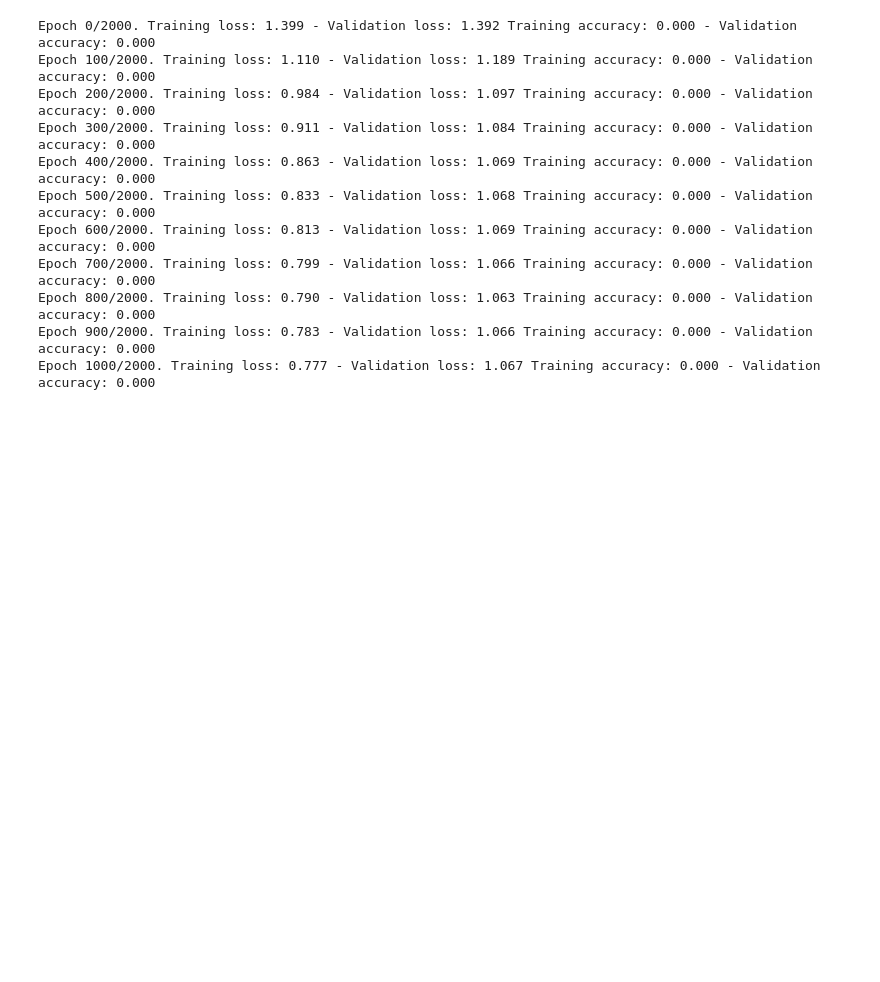
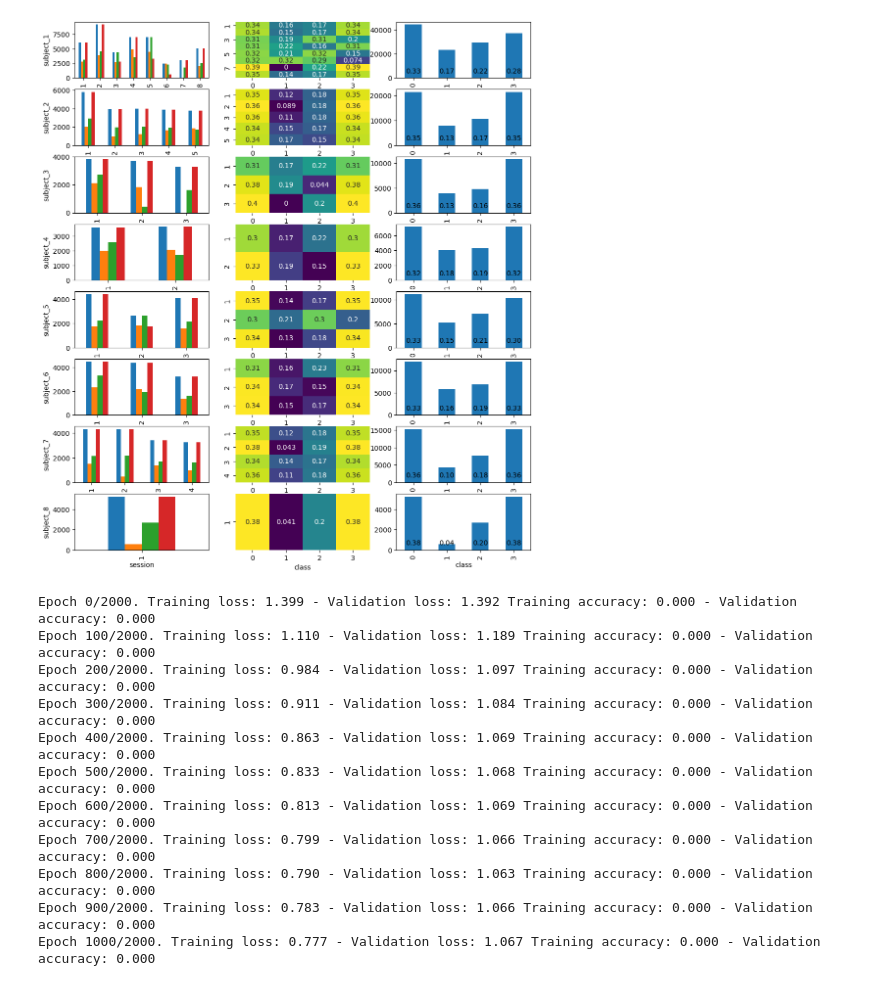
Before and after one commit to tomas19/ECE542_NCSU_projC, a Jupyter notebook: model07.ipynb, the cells around one changed output. Cells and saved outputs as stored; diff of their text form; code cells hidden in the pictures; blank space fills up the shorter version.

```diff
--- a/model07.ipynb
+++ b/model07.ipynb
@@ -46,11 +266,10 @@ for k in dctUps.keys():
 # %%
-## get the number of instances for each to make the dataset balanced
-## the first and second more frequents per session and individual are set to two times
-## the third class in case they are larger. The mode is set as the same of the second
-## more repeated class
-dctClassBal = balanceData(dctClass, 2)
+## get the number of instances needed for each class to make the dataset balanced
+## the first and second more frequents classes per session (and subject) are set to 'threshold' times
+## the third class in case they are larger.
+dctCountBal = countBalance(dctCountUps, 2)
 # %%
-## randomly select values for the 2 mode classes to match the dctClassBal
+## randomly select values to match the number of calues in dctCountBal
 dctUpsBal = {}
 for k in dctUps.keys():
     dfk =  dctUps[k]
@@ -58,17 +277,47 @@ for k in dctUps.keys():
     for s in dfk['session'].unique():
         dfks = dfk[dfk['session'] == s]
 
-        nvalAll = dctClass[k].loc[s, :]
-        nvalBall = dctClassBal[k].loc[s, :]
+        numberClaUps = dctCountUps[k].loc[s, :]
+        numberClaBal = dctCountBal[k].loc[s, :]
 
         out = []
-        for c in nvalAll.index:
+        for c in numberClaUps.index:
             dfksc = dfks[dfks['class'] == c]
-            dfkscBal = dfks.sample(nvalBall.loc[c]).sort_index()
+            dfkscBal = dfksc.sample(numberClaBal.loc[c]).sort_index()
             out.append(dfkscBal)
         dfout = pd.concat(out).sort_index()
         out2.append(dfout)
     dctUpsBal[k] = pd.concat(out2)
+# %%
+## Balanced dataset
+dctUpsPerSess = {}
+dctUpsPerClass = {}
+
+fig, ax = plt.subplots(figsize = (12, 14), nrows = 8, ncols = 3)
+for ik, k in enumerate(dctUpsBal.keys()):
+    dummy = dctUpsBal[k][['class', 'session']]
+    dummy['class'] = dummy['class'].astype('category')
+    table = pd.pivot_table(dummy, values='class', index='session', columns='class', aggfunc=len, fill_value=0)
+    table.plot.bar(ax = ax[ik, 0], legend = False)
+
+    perSess = table.copy()
+    for i in perSess.index:
+        perSess.loc[i, :] = perSess.loc[i, :].values/np.sum(perSess.loc[i, :].values)
+    sns.heatmap(perSess, annot=True, cbar=False, cmap='viridis', ax = ax[ik, 1])
+    ax[ik, 1].set_ylabel('')
+
+    dctUpsPerSess[k] = perSess
+    dctUpsPerClass[k] = table.sum(axis = 0)/table.sum().sum()
+
+    # Add annotations
+    table.sum().plot.bar(ax = ax[ik, 2], legend = False)
+    for iv, v in enumerate(dctUpsPerClass[k]):
+        ax[ik, 2].annotate(f"{v:.2f}", xy=(iv, 0), xytext=(0, 5), textcoords="offset points",
+                        ha='center', va='bottom', fontsize=10)
+
+    ax[ik, 0].set_ylabel(k)
+# %% [output]
+[figure, added]
 # %%
 with open('balancedDataset.pkl', 'wb') as fout:
     pickle.dump(dctUpsBal, fout)
```
Also changed, not shown: parts of 13 cells of this notebook, 1 other file.
